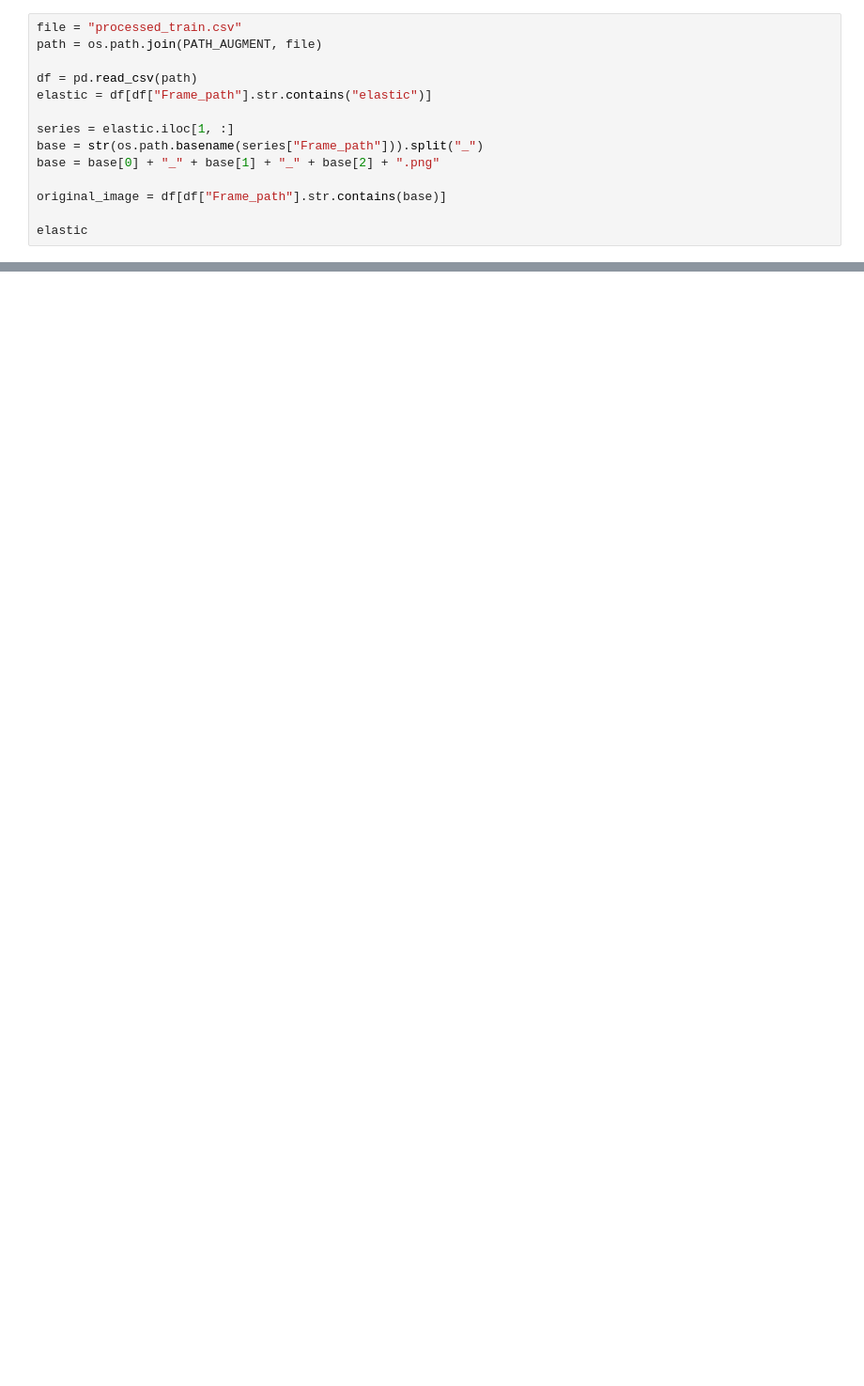
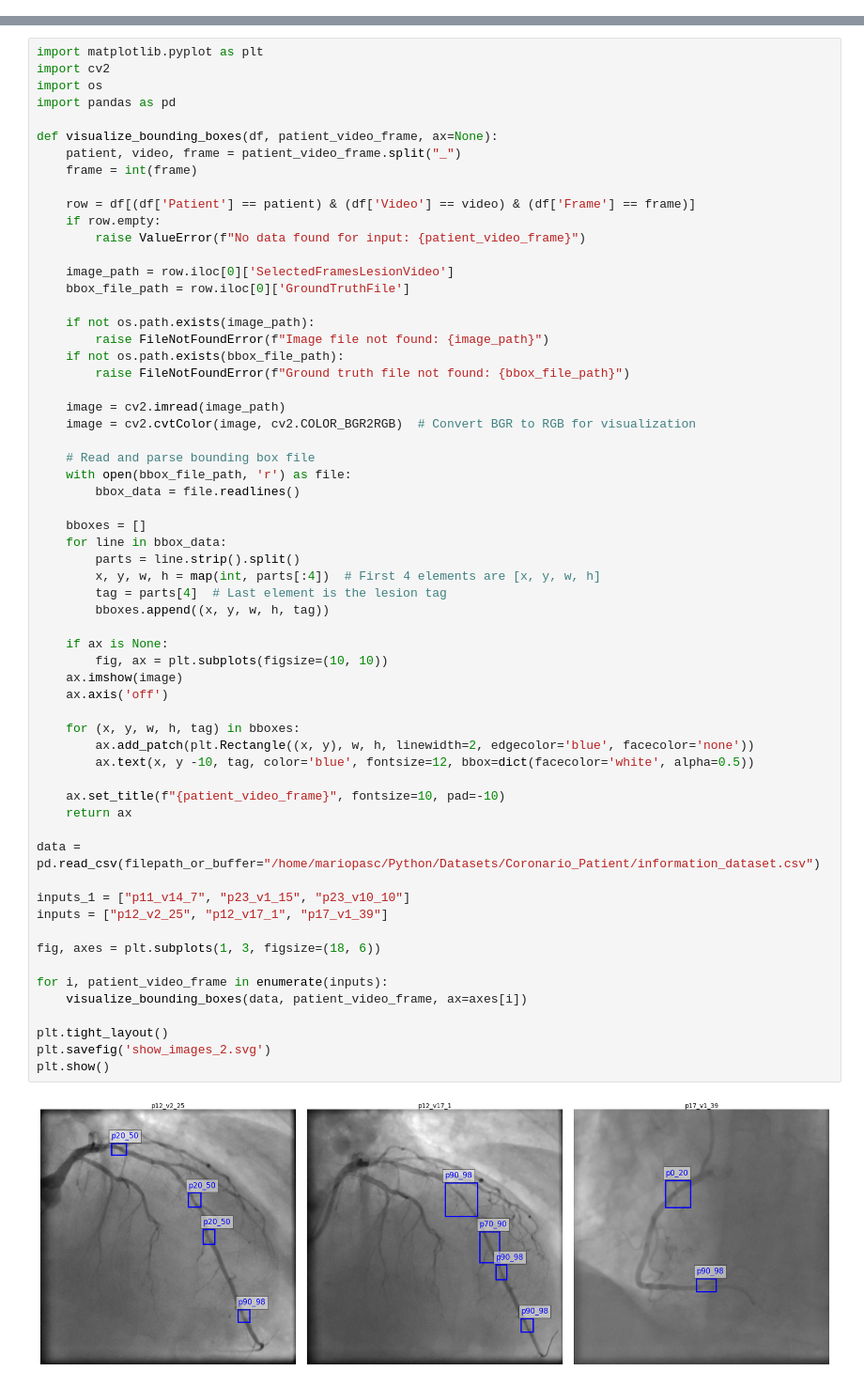
Before and after one commit to MarioPasc/Coronary_Angiography_Detection, a Jupyter notebook: scripts/see_images.ipynb, the cells around one changed output, grey strips where cells are left out. Shown at 94% size. Drawn from its saved outputs; the diff is of its cells as text; blank space fills up the shorter version.

```diff
--- a/scripts/see_images.ipynb
+++ b/scripts/see_images.ipynb
@@ -9,14 +0,0 @@ PATH_AUGMENT = "/home/mariopasc/Python/Datasets/Coronario_Patient/CADICA_Augment
-# %%
-file = "processed_train.csv"
-path = os.path.join(PATH_AUGMENT, file)
-
-df = pd.read_csv(path)
-elastic = df[df["Frame_path"].str.contains("elastic")]
-
-series = elastic.iloc[1, :]
-base = str(os.path.basename(series["Frame_path"])).split("_")
-base = base[0] + "_" + base[1] + "_" + base[2] + ".png"
-
-original_image = df[df["Frame_path"].str.contains(base)]
-
-elastic
@@ -122,0 +1,63 @@ plt.show()
+# %%
+import matplotlib.pyplot as plt
+import cv2
+import os
+import pandas as pd
+
+def visualize_bounding_boxes(df, patient_video_frame, ax=None):
+    patient, video, frame = patient_video_frame.split("_")
+    frame = int(frame)
+
+    row = df[(df['Patient'] == patient) & (df['Video'] == video) & (df['Frame'] == frame)]
+    if row.empty:
+        raise ValueError(f"No data found for input: {patient_video_frame}")
+
+    image_path = row.iloc[0]['SelectedFramesLesionVideo']
+    bbox_file_path = row.iloc[0]['GroundTruthFile']
+
+    if not os.path.exists(image_path):
+        raise FileNotFoundError(f"Image file not found: {image_path}")
+    if not os.path.exists(bbox_file_path):
+        raise FileNotFoundError(f"Ground truth file not found: {bbox_file_path}")
+
+    image = cv2.imread(image_path)
+    image = cv2.cvtColor(image, cv2.COLOR_BGR2RGB)  # Convert BGR to RGB for visualization
+
+    # Read and parse bounding box file
+    with open(bbox_file_path, 'r') as file:
+        bbox_data = file.readlines()
+
+    bboxes = []
+    for line in bbox_data:
+        parts = line.strip().split()
+        x, y, w, h = map(int, parts[:4])  # First 4 elements are [x, y, w, h]
+        tag = parts[4]  # Last element is the lesion tag
+        bboxes.append((x, y, w, h, tag))
+
+    if ax is None:
+        fig, ax = plt.subplots(figsize=(10, 10))
+    ax.imshow(image)
+    ax.axis('off')
+
+    for (x, y, w, h, tag) in bboxes:
+        ax.add_patch(plt.Rectangle((x, y), w, h, linewidth=2, edgecolor='blue', facecolor='none'))
+        ax.text(x, y -10, tag, color='blue', fontsize=12, bbox=dict(facecolor='white', alpha=0.5))
+
+    ax.set_title(f"{patient_video_frame}", fontsize=10, pad=-10)
+    return ax
+
+data = pd.read_csv(filepath_or_buffer="/home/mariopasc/Python/Datasets/Coronario_Patient/information_dataset.csv")
+
+inputs_1 = ["p11_v14_7", "p23_v1_15", "p23_v10_10"]
+inputs = ["p12_v2_25", "p12_v17_1", "p17_v1_39"]
+
+fig, axes = plt.subplots(1, 3, figsize=(18, 6))
+
+for i, patient_video_frame in enumerate(inputs):
+    visualize_bounding_boxes(data, patient_video_frame, ax=axes[i])
+
+plt.tight_layout()
+plt.savefig('show_images_2.svg')
+plt.show()
+# %% [output]
+[figure, added]
```
Also changed, not shown: parts of 3 cells of this notebook, 5 other files.
